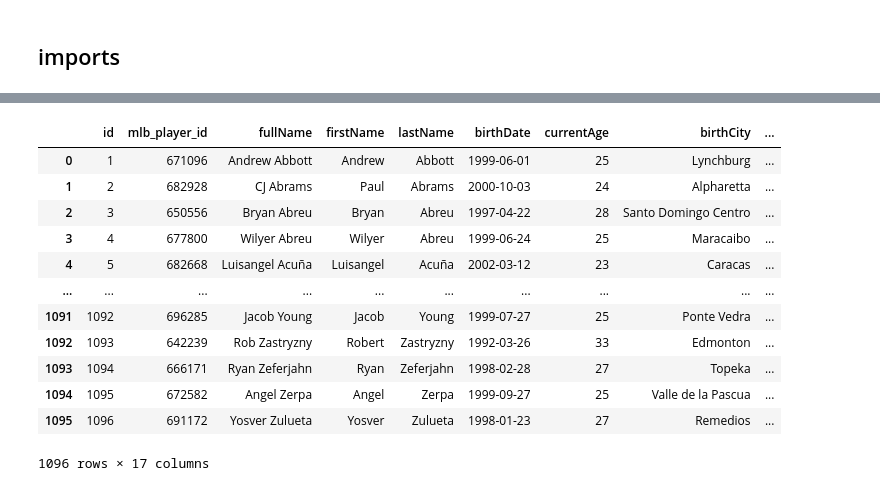
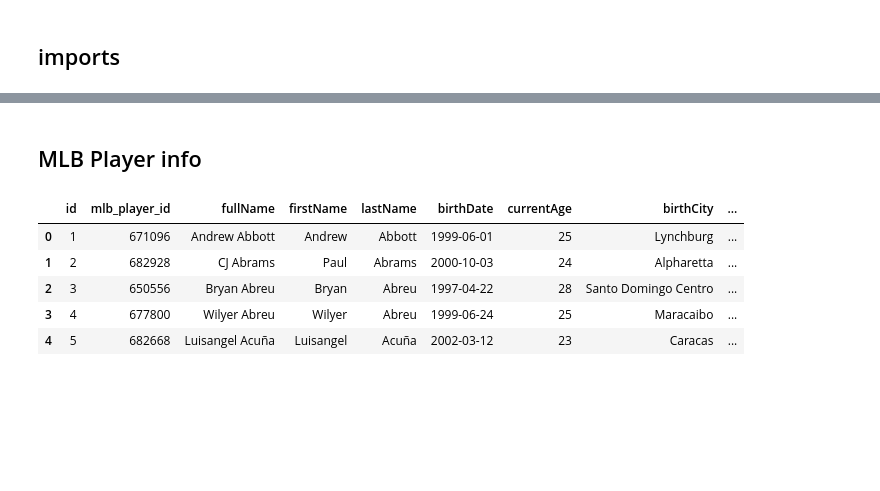
Before and after one commit to laniel123/MLB_Injury_Report, a Jupyter notebook: mlb/notebooks/Mlb_player_db.ipynb, the cells around one changed output, grey strips where cells are left out. Cells and saved outputs as stored; diff of their text form; code cells hidden in the pictures; blank space fills up the shorter version.

```diff
--- a/mlb/notebooks/Mlb_player_db.ipynb
+++ b/mlb/notebooks/Mlb_player_db.ipynb
@@ -26,16 +28,13 @@ print(tables)
+# %% [markdown]
+## MLB Player info
 # %%
-pd.read_sql_query("SELECT * FROM mlb_player_info", conn)
+mlb_player_info = pd.read_sql_query("SELECT * FROM mlb_player_info", conn)
+
+mlb_player_info.head()
 # %% [output]
 |  | id | mlb_player_id | fullName | firstName | lastName | birthDate | currentAge | birthCity | ... |
 | 0 | 1 | 671096 | Andrew Abbott | Andrew | Abbott | 1999-06-01 | 25 | Lynchburg | ... |
 | 1 | 2 | 682928 | CJ Abrams | Paul | Abrams | 2000-10-03 | 24 | Alpharetta | ... |
 | 2 | 3 | 650556 | Bryan Abreu | Bryan | Abreu | 1997-04-22 | 28 | Santo Domingo Centro | ... |
 | 3 | 4 | 677800 | Wilyer Abreu | Wilyer | Abreu | 1999-06-24 | 25 | Maracaibo | ... |
 | 4 | 5 | 682668 | Luisangel Acuña | Luisangel | Acuña | 2002-03-12 | 23 | Caracas | ... |
-| ... | ... | ... | ... | ... | ... | ... | ... | ... | ... |
-| 1091 | 1092 | 696285 | Jacob Young | Jacob | Young | 1999-07-27 | 25 | Ponte Vedra | ... |
-| 1092 | 1093 | 642239 | Rob Zastryzny | Robert | Zastryzny | 1992-03-26 | 33 | Edmonton | ... |
-| 1093 | 1094 | 666171 | Ryan Zeferjahn | Ryan | Zeferjahn | 1998-02-28 | 27 | Topeka | ... |
-| 1094 | 1095 | 672582 | Angel Zerpa | Angel | Zerpa | 1999-09-27 | 25 | Valle de la Pascua | ... |
-| 1095 | 1096 | 691172 | Yosver Zulueta | Yosver | Zulueta | 1998-01-23 | 27 | Remedios | ... |
-1096 rows × 17 columns
```
Also changed, not shown: parts of 10 cells of this notebook, 8 other files.
